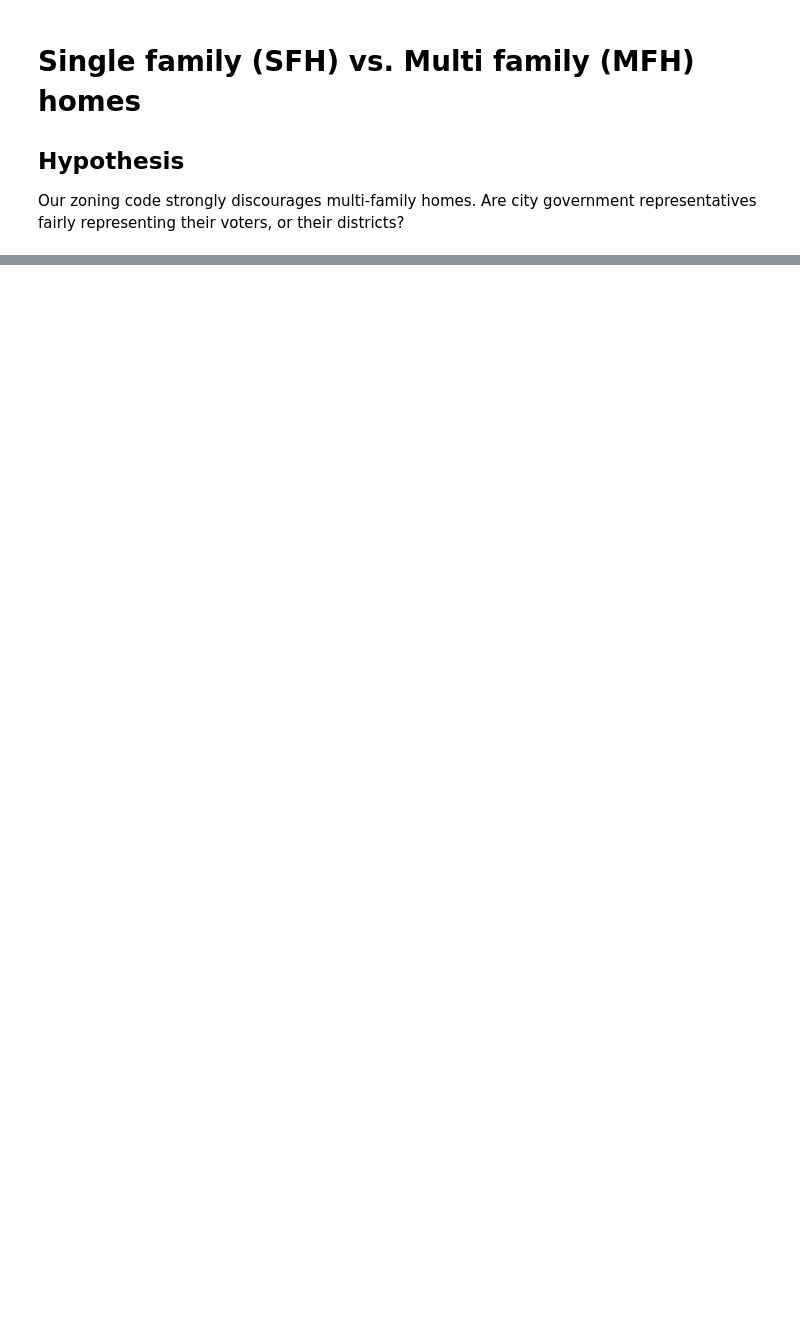
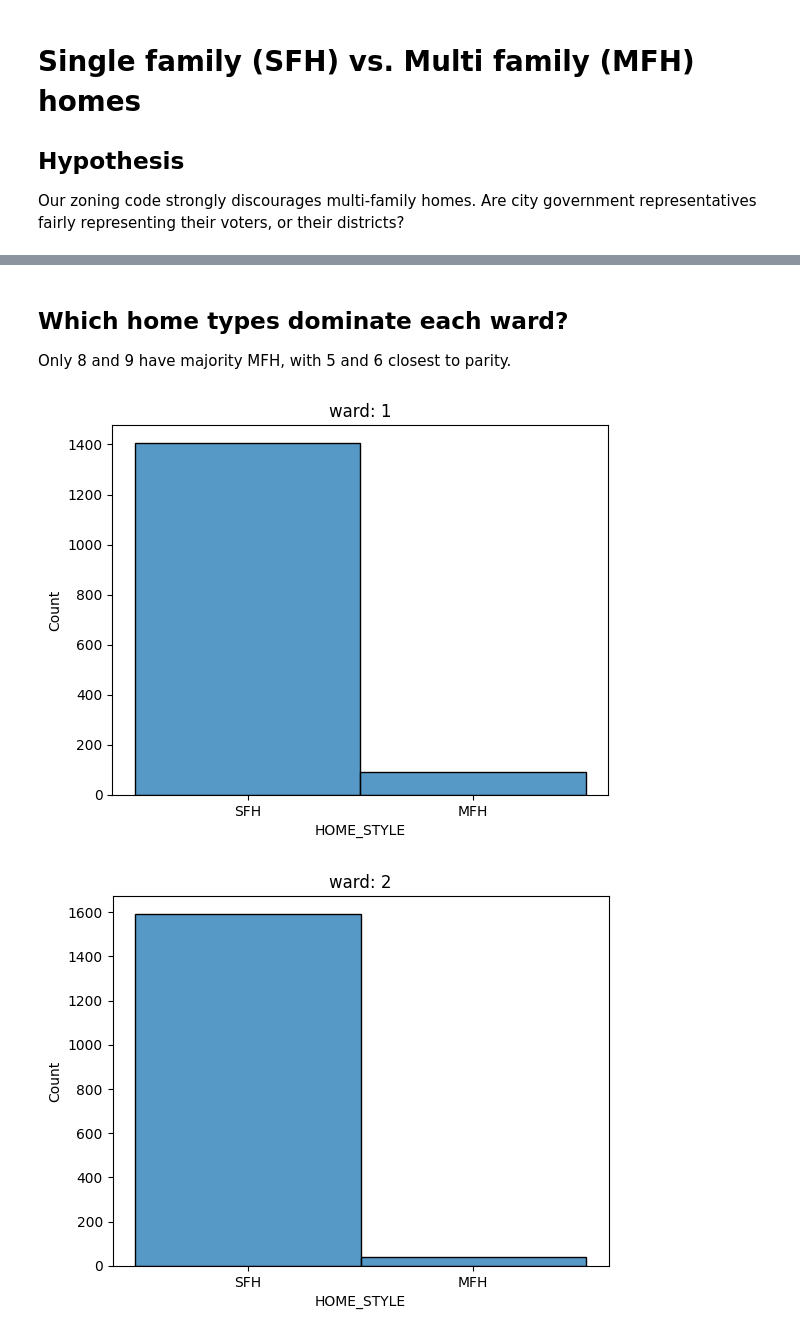
Before and after one commit to tjrileywisc/waltham_gis, a Jupyter notebook: investigations/sfh_vs_mfh/notebook.ipynb, the cells around one changed output, grey strips where cells are left out. Drawn from its saved outputs; the diff is of its cells as text; code cells hidden in the pictures; blank space fills up the shorter version.

```diff
--- a/investigations/sfh_vs_mfh/notebook.ipynb
+++ b/investigations/sfh_vs_mfh/notebook.ipynb
@@ -14,0 +99,15 @@ FileMissingError: Can't find 'wardsprecincts2022_poly.zip' neither locally nor o
+# %%
+# merge tax dfs together
+properties_df = property_shapefiles_df.merge(assessments_df, left_on=["MAP_PAR_ID", "LOC_ID", "TOWN_ID"], right_on=["PROP_ID", "LOC_ID", "TOWN_ID"], how="outer")
+
+# find wards they belong to
+properties_df = properties_df.sjoin(wards_df, how="left", predicate="within")
+
+# filter out invalid properties
+properties_df = properties_df[~properties_df["MAP_PAR_ID"].isna()]
+properties_df = properties_df[~properties_df["WARD"].isna()]
+
+# some type corrections
+properties_df["WARD"] = properties_df["WARD"].astype(int)
+
+properties_df.head()
@@ -14,0 +122,13 @@ FileMissingError: Can't find 'wardsprecincts2022_poly.zip' neither locally nor o
+# %% [markdown]
+## Which home types dominate each ward?
+
+Only 8 and 9 have majority MFH, with 5 and 6 closest to parity.
+# %%
+for ward in np.sort(properties_df["WARD"].unique()):
+    c = (properties_df["WARD"] == ward) & (properties_df["HOME_STYLE"].isin(["SFH", "MFH"]))
+    ax = sns.histplot(data=properties_df[c], x="HOME_STYLE", kde=False)
+    ax.set_title(f"ward: {ward}")
+    plt.show()
+# %% [output]
+[figure, added]
+[figure, added]
```
Also changed, not shown: parts of 13 cells of this notebook, 5 other files.
